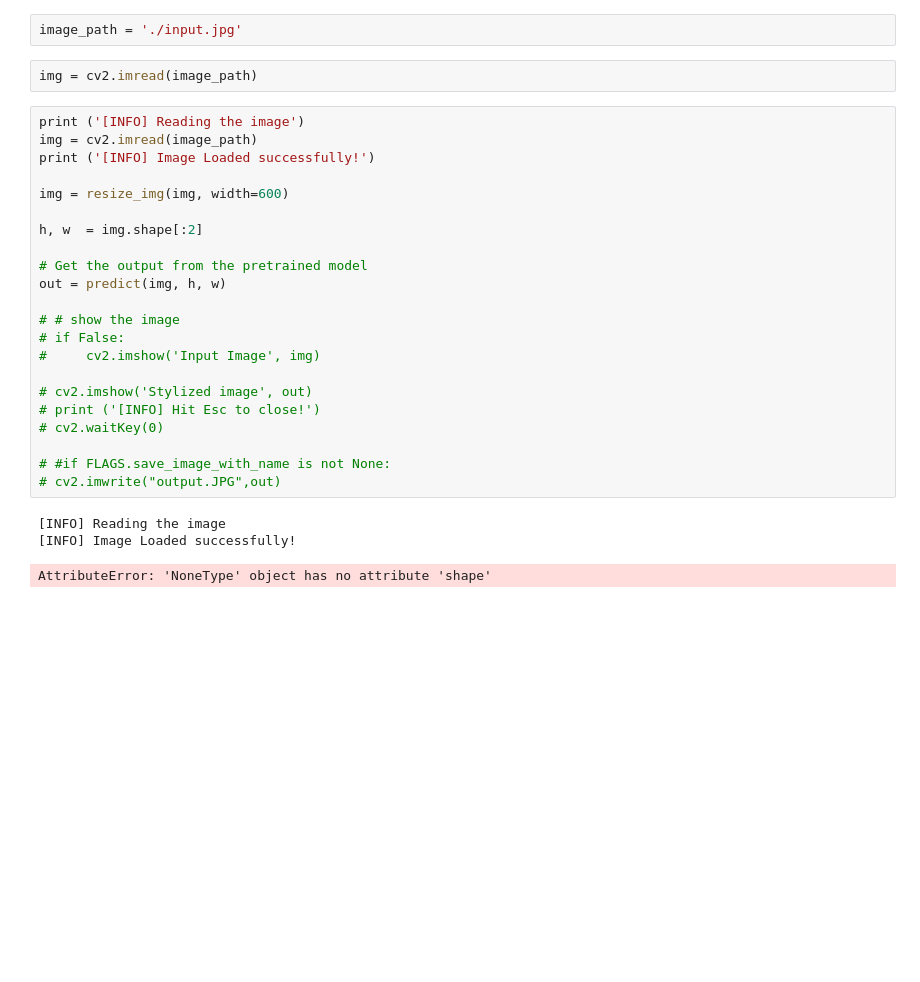
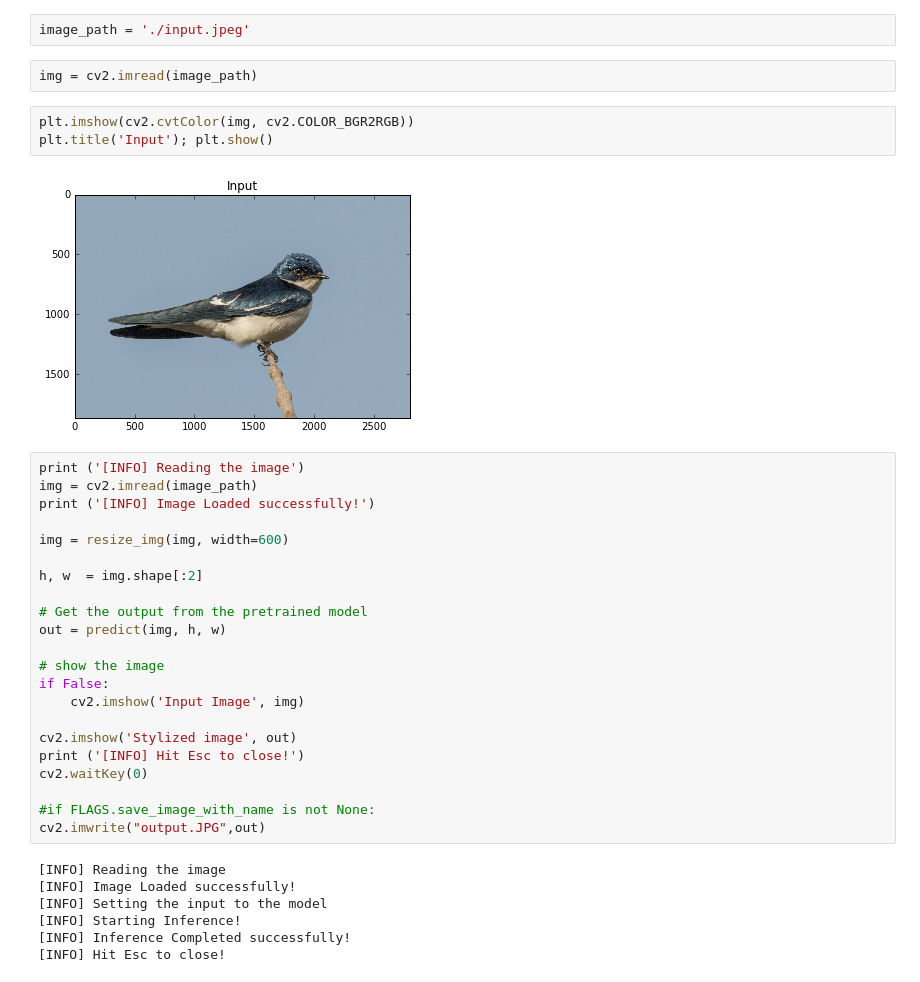
Before and after one commit to rchavezj/OpenCV_Projects, a Jupyter notebook: Sec11_Deep_Learning/01_Neural_Style_Transfer/01_Neural_Style_Transfer_Image.ipynb, the cells around one changed output. Saved outputs shown, nothing was run; the diff lists cells and outputs as text; blank space fills up the shorter version.

```diff
--- a/Sec11_Deep_Learning/01_Neural_Style_Transfer/01_Neural_Style_Transfer_Image.ipynb
+++ b/Sec11_Deep_Learning/01_Neural_Style_Transfer/01_Neural_Style_Transfer_Image.ipynb
@@ -92,9 +92,14 @@ print ('[INFO] Model Loaded successfully!')
 # %% [output]
 [INFO] Model Loaded successfully!
 # %%
-image_path = './input.jpg'
+image_path = './input.jpeg'
 # %%
 img = cv2.imread(image_path)
+# %%
+plt.imshow(cv2.cvtColor(img, cv2.COLOR_BGR2RGB))
+plt.title('Input'); plt.show()
+# %% [output]
+[figure, added]
 # %%
 print ('[INFO] Reading the image')
 img = cv2.imread(image_path)
@@ -107,20 +112,23 @@ h, w  = img.shape[:2]
 # Get the output from the pretrained model
 out = predict(img, h, w)
 
-# # show the image
-# if False:
-#     cv2.imshow('Input Image', img)
+# show the image
+if False:
+    cv2.imshow('Input Image', img)
 
-# cv2.imshow('Stylized image', out)
-# print ('[INFO] Hit Esc to close!')
-# cv2.waitKey(0)
+cv2.imshow('Stylized image', out)
+print ('[INFO] Hit Esc to close!')
+cv2.waitKey(0)
 
-# #if FLAGS.save_image_with_name is not None:
-# cv2.imwrite("output.JPG",out)
+#if FLAGS.save_image_with_name is not None:
+cv2.imwrite("output.JPG",out)
 # %% [output]
 [INFO] Reading the image
 [INFO] Image Loaded successfully!
+[INFO] Setting the input to the model
+[INFO] Starting Inference!
+[INFO] Inference Completed successfully!
+[INFO] Hit Esc to close!
-AttributeError: 'NoneType' object has no attribute 'shape'
 # %%
 row, col = 1, 2
 fig, axs = plt.subplots(row, col, figsize=(15, 10))
```
Also changed, not shown: parts of 1 cell of this notebook.
